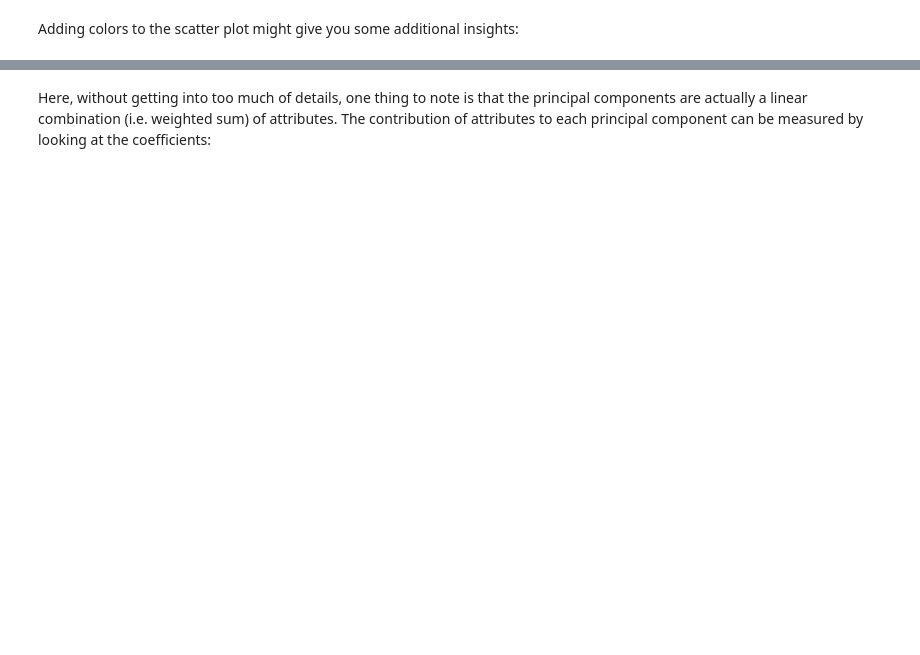
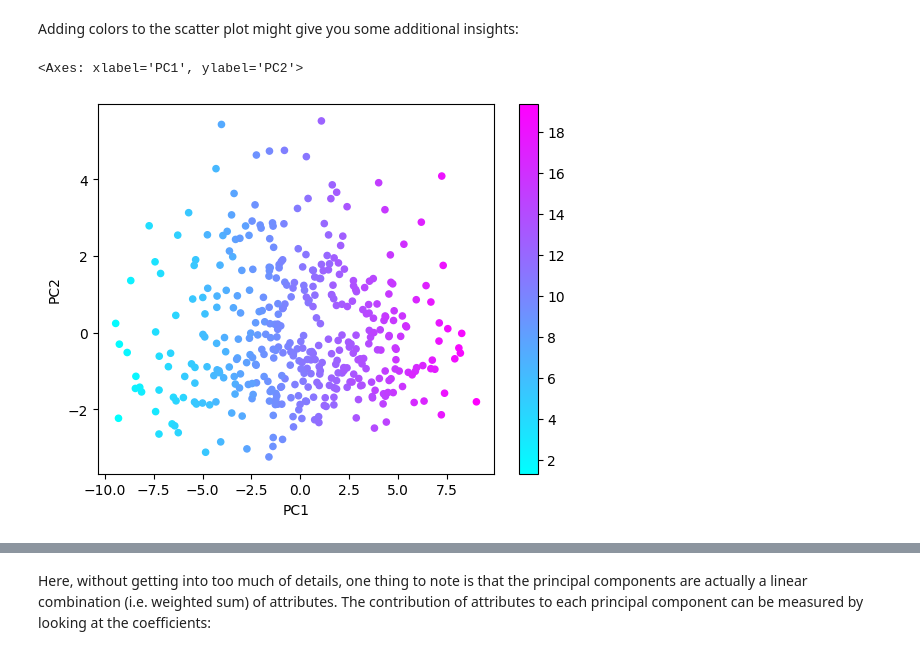
Before and after one commit to asmaradhiah/PBI, a Jupyter notebook: in-class-assignments/ica04/Data_Preprocessing_and_Visualization.ipynb, the cells around one changed output, grey strips where cells are left out. Drawn from its saved outputs; the diff is of its cells as text; code cells hidden in the pictures; blank space fills up the shorter version.

```diff
--- a/in-class-assignments/ica04/Data_Preprocessing_and_Visualization.ipynb
+++ b/in-class-assignments/ica04/Data_Preprocessing_and_Visualization.ipynb
@@ -458,5 +470,8 @@ projected.plot(kind='scatter', x='PC1', y='PC2')
 # %% [markdown]
 Adding colors to the scatter plot might give you some additional insights:
 # %%
-projected.plot(kind='scatter', x='PC1', y='PC2', color=df.G_agg, colormap='cool')
+projected_df.plot(kind='scatter', x='PC1', y='PC2', color=df.G_agg, colormap='cool')
+# %% [output]
+<Axes: xlabel='PC1', ylabel='PC2'>
+[figure, added]
 # %%
```
Also changed, not shown: parts of 27 cells of this notebook.
